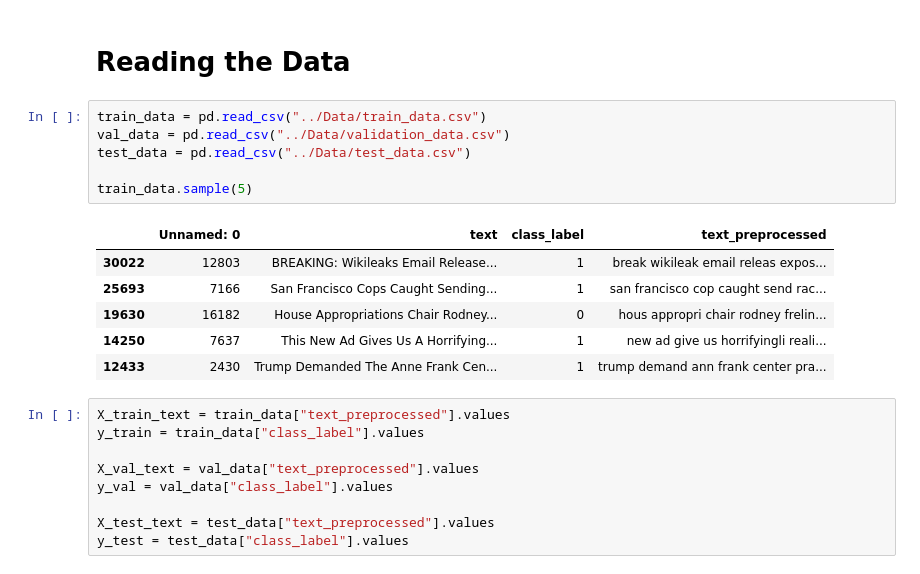
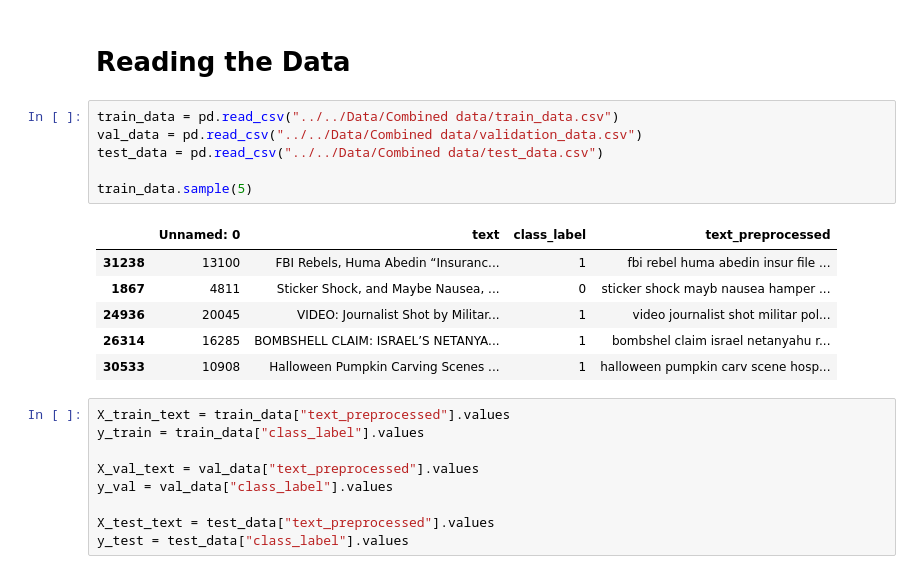
Before and after one commit to joshuawong96/Fake-News-Detection, a Jupyter notebook: Analysis/Models/Decision Tree.ipynb, the cells around one changed output. Saved outputs shown, nothing was run; the diff lists cells and outputs as text.

```diff
--- a/Analysis/Models/Decision Tree.ipynb
+++ b/Analysis/Models/Decision Tree.ipynb
@@ -12,18 +12,18 @@ from sklearn.metrics import classification_report,confusion_matrix, ConfusionMat
 # %% [markdown]
 # Reading the Data
 # %%
-train_data = pd.read_csv("../Data/train_data.csv")
-val_data = pd.read_csv("../Data/validation_data.csv")
-test_data = pd.read_csv("../Data/test_data.csv")
+train_data = pd.read_csv("../../Data/Combined data/train_data.csv")
+val_data = pd.read_csv("../../Data/Combined data/validation_data.csv")
+test_data = pd.read_csv("../../Data/Combined data/test_data.csv")
 
 train_data.sample(5)
 # %% [output]
 |  | Unnamed: 0 | text | class_label | text_preprocessed |
-| 30022 | 12803 | BREAKING: Wikileaks Email Release... | 1 | break wikileak email releas expos... |
-| 25693 | 7166 | San Francisco Cops Caught Sending... | 1 | san francisco cop caught send rac... |
-| 19630 | 16182 | House Appropriations Chair Rodney... | 0 | hous appropri chair rodney frelin... |
-| 14250 | 7637 | This New Ad Gives Us A Horrifying... | 1 | new ad give us horrifyingli reali... |
-| 12433 | 2430 | Trump Demanded The Anne Frank Cen... | 1 | trump demand ann frank center pra... |
+| 31238 | 13100 | FBI Rebels, Huma Abedin “Insuranc... | 1 | fbi rebel huma abedin insur file ... |
+| 1867 | 4811 | Sticker Shock, and Maybe Nausea, ... | 0 | sticker shock mayb nausea hamper ... |
+| 24936 | 20045 | VIDEO: Journalist Shot by Militar... | 1 | video journalist shot militar pol... |
+| 26314 | 16285 | BOMBSHELL CLAIM: ISRAEL’S NETANYA... | 1 | bombshel claim israel netanyahu r... |
+| 30533 | 10908 | Halloween Pumpkin Carving Scenes ... | 1 | halloween pumpkin carv scene hosp... |
 # %%
 X_train_text = train_data["text_preprocessed"].values
 y_train = train_data["class_label"].values
```
Also changed, not shown: parts of 14 cells of this notebook, 1 other file.
